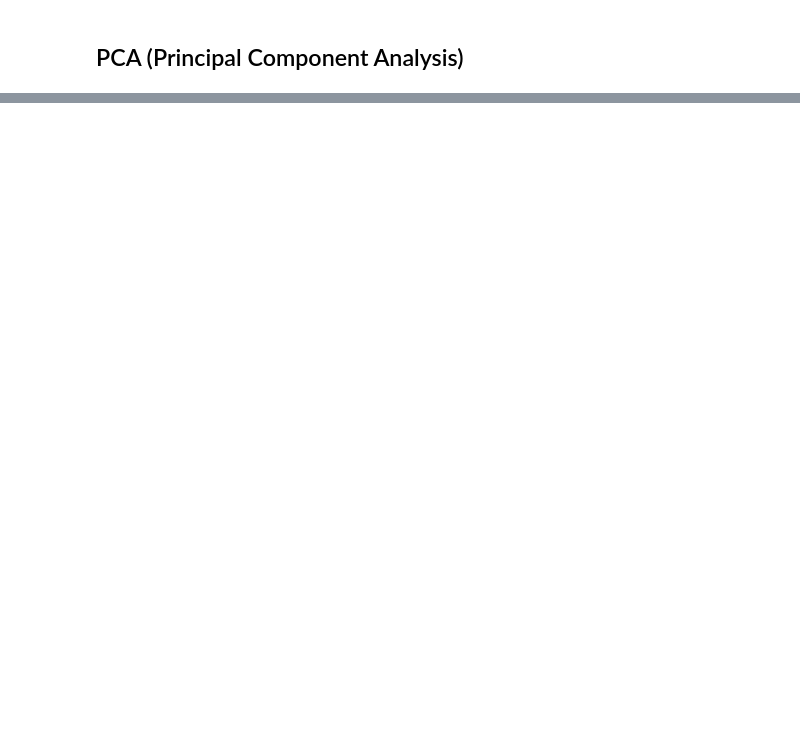
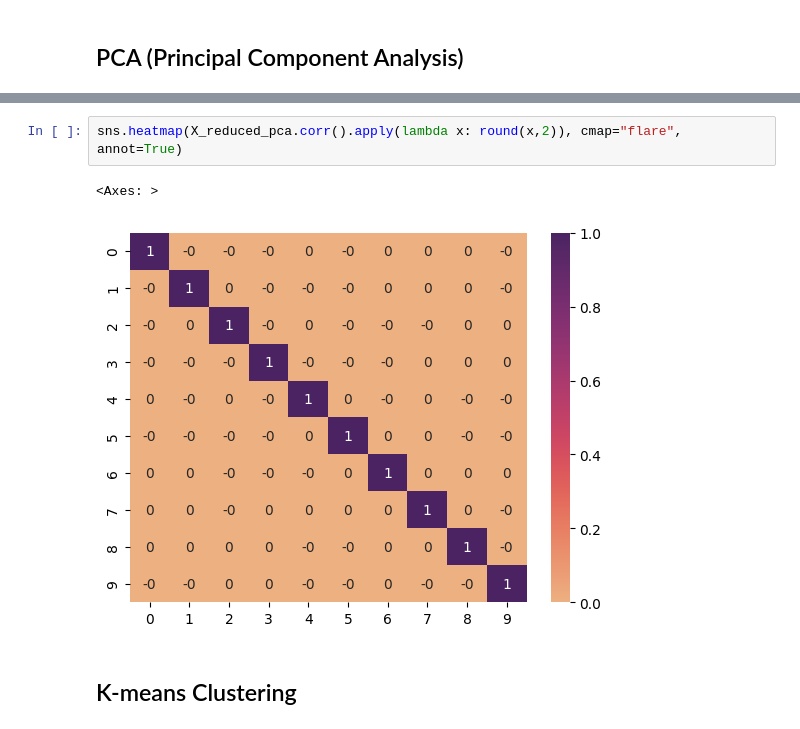
Before and after one commit to Samirnunes/data-science, a Jupyter notebook: machine_learning/book_recommendation/system.ipynb, the cells around one changed output, grey strips where cells are left out. Cells and saved outputs as stored; diff of their text form; blank space fills up the shorter version.

```diff
--- a/machine_learning/book_recommendation/system.ipynb
+++ b/machine_learning/book_recommendation/system.ipynb
@@ -289,0 +309,7 @@ sns.heatmap(X.corr().apply(lambda x: round(x,2)), cmap="flare", annot=True)
+# %%
+sns.heatmap(X_reduced_pca.corr().apply(lambda x: round(x,2)), cmap="flare", annot=True)
+# %% [output]
+<Axes: >
+[figure, added]
+# %% [markdown]
+## K-means Clustering
```
Also changed, not shown: parts of 9 cells of this notebook.
